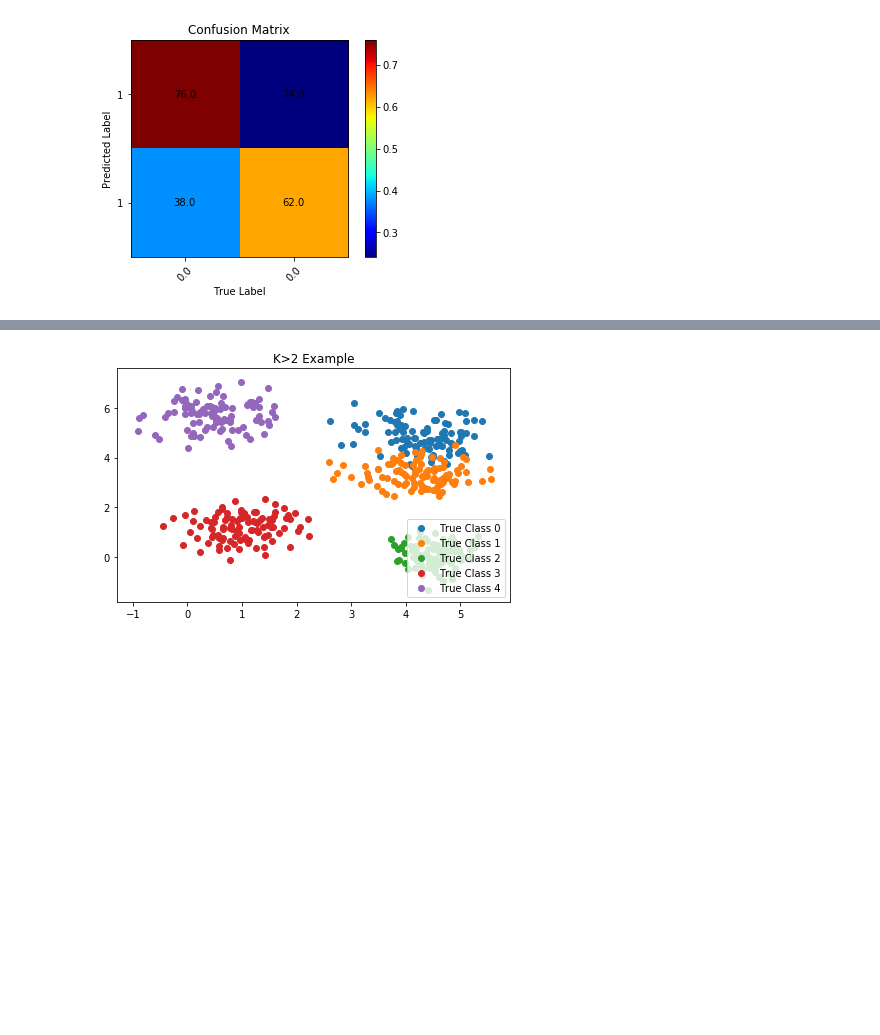
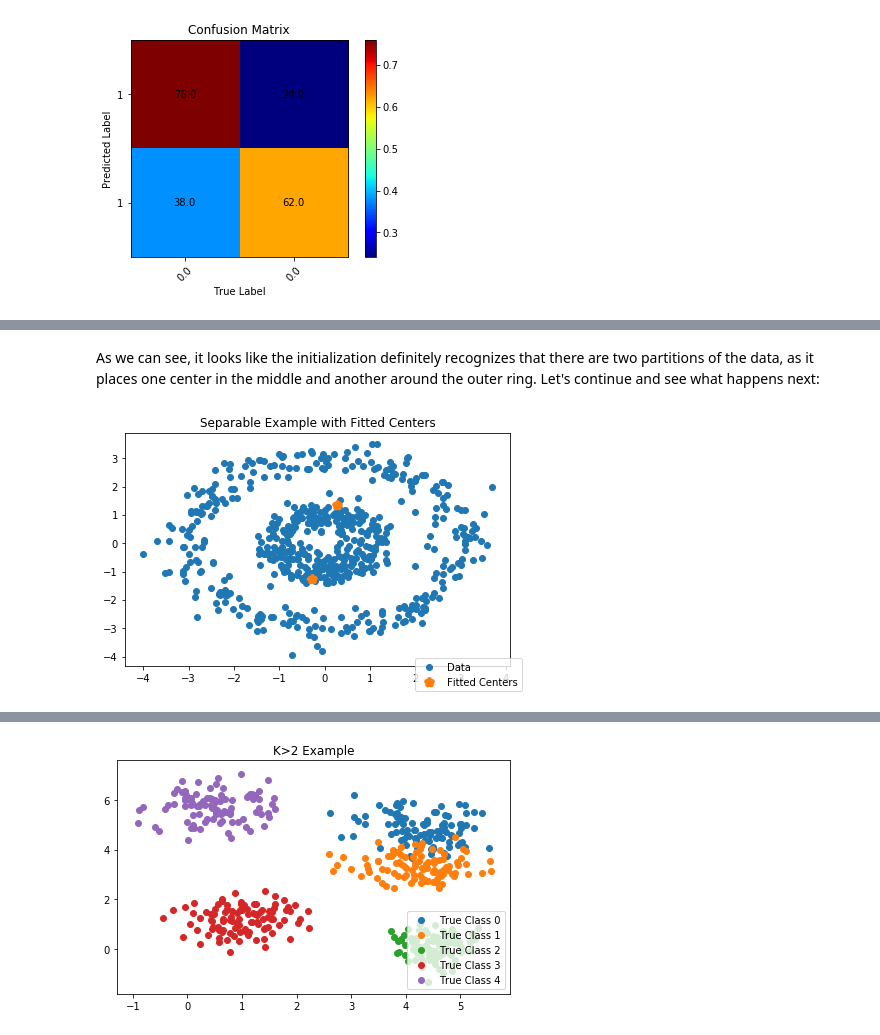
Before and after one commit to ebridge2/ams_446, a Jupyter notebook: Kmeans.ipynb, the cells around one changed output, grey strips where cells are left out. Cells and saved outputs as stored; diff of their text form; code cells hidden in the pictures; blank space fills up the shorter version.

```diff
--- a/Kmeans.ipynb
+++ b/Kmeans.ipynb
@@ -401,0 +457,18 @@ Here, we will illustrate the performance of K-means on a $K>2$ dataset. We will
+# %% [markdown]
+As we can see, it looks like the initialization definitely recognizes that there are two partitions of the data, as it places one center in the middle and another around the outer ring. Let's continue and see what happens next:
+# %%
+km.fit()
+Cent = km.get_centers()
+
+fig = plt.figure()
+ax = fig.add_subplot(111)
+scat1 = ax.scatter(data[0, :], data[1, :])
+scat3 = ax.scatter(Cent[0, :], Cent[1, :], marker='*', linewidths=5)
+fig.legend((scat1, scat3),
+           ('Data', 'Fitted Centers'),
+           loc='lower right')
+ax.set_title('Separable Example with Fitted Centers')
+fig.tight_layout()
+fig.show()
+# %% [output]
+[figure, added]
```
Also changed, not shown: parts of 12 cells of this notebook, 1 other file.
